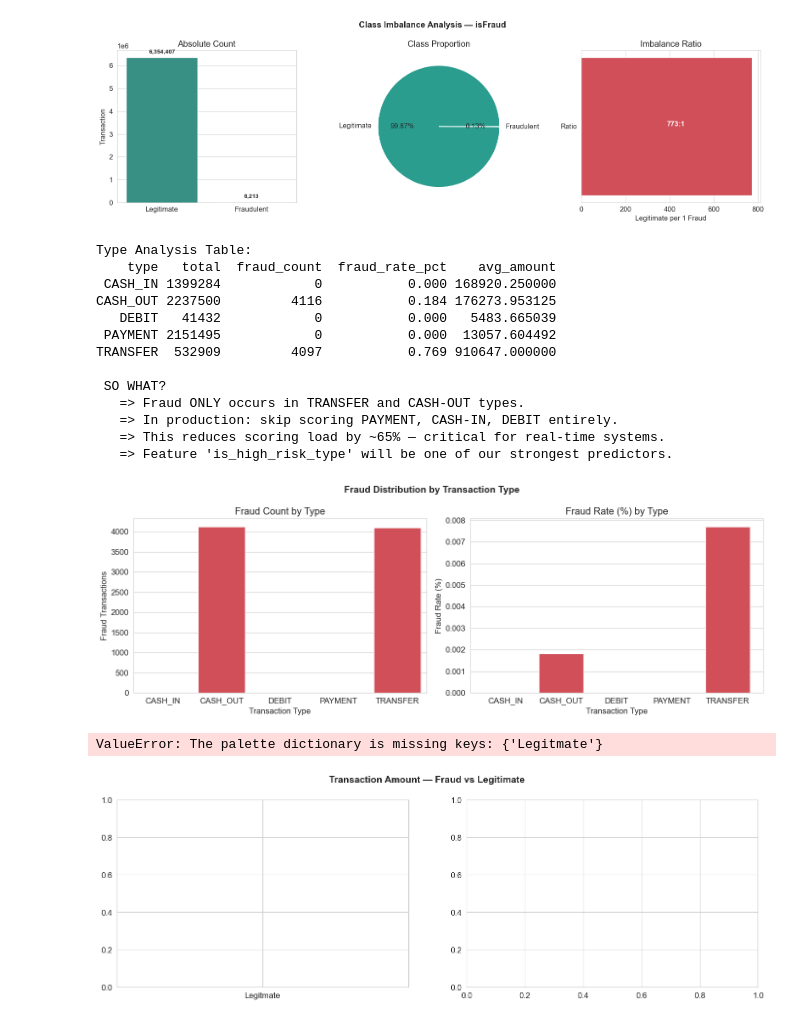
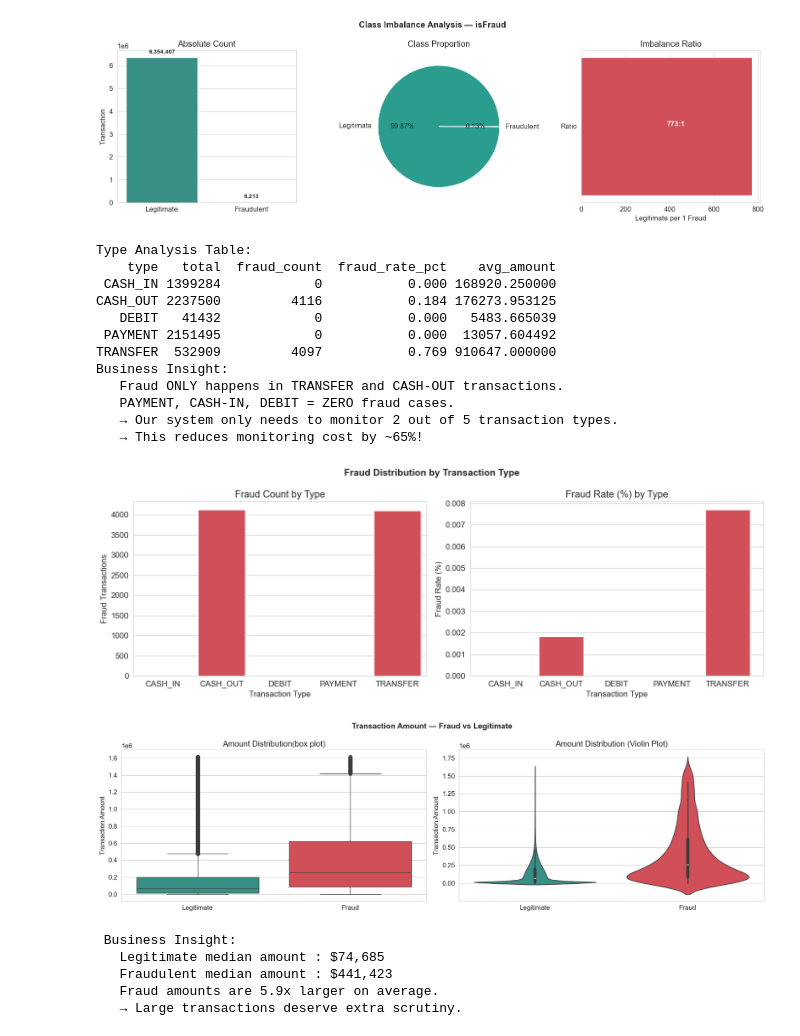
Before and after one commit to krupalgohil/Financial-Fraud-Detection-System, a Jupyter notebook: AML.ipynb, the cells around one changed output. Drawn from its saved outputs; the diff is of its cells as text; code cells hidden in the pictures.

```diff
--- a/AML.ipynb
+++ b/AML.ipynb
@@ -197,7 +197,7 @@ OPTIMISED_DTYPES = {
     'isFlaggedFraud' : 'int8',
 }
 start =  time.time()
-df = pd.read_csv('Data.csv',dtype=OPTIMISED_DTYPES)
+df = pd.read_csv('E:\RegTech AML Detector\Data\Data.csv',dtype=OPTIMISED_DTYPES)
 load_time = time.time() - start
 print(f"{load_time:>10.2f} sec")
 # %% [output]
@@ -360,11 +357,8 @@ print("   => We will use: SMOTE oversampling on training data only.")
    => We will use: SMOTE oversampling on training data only.
 [figure]
 # %%
-# ============================================================
 # EDA 2: FRAUD BY TRANSACTION TYPE
-# Most critical EDA finding — it determines which transactions
-# we even need to score in production (massive efficiency gain)
-# ============================================================
+# Business Question: Should we focus on specific transaction types?
 
 type_analysis = df.groupby('type').agg(
     total = ('isFraud','count'),
@@ -409,11 +403,11 @@ plt.plot()
 print("\nType Analysis Table:")
 print(type_analysis[['type','total','fraud_count','fraud_rate_pct','avg_amount']].to_string(index=False))
 
-print("\n SO WHAT?")
-print("   => Fraud ONLY occurs in TRANSFER and CASH-OUT types.")
-print("   => In production: skip scoring PAYMENT, CASH-IN, DEBIT entirely.")
-print("   => This reduces scoring load by ~65% — critical for real-time systems.")
-print("   => Feature 'is_high_risk_type' will be one of our strongest predictors.")
+print('Business Insight:')
+print('   Fraud ONLY happens in TRANSFER and CASH-OUT transactions.')
+print('   PAYMENT, CASH-IN, DEBIT = ZERO fraud cases.')
+print('   → Our system only needs to monitor 2 out of 5 transaction types.')
+print('   → This reduces monitoring cost by ~65%!')
 # %% [output]
 Type Analysis Table:
     type   total  fraud_count  fraud_rate_pct    avg_amount
@@ -422,35 +416,59 @@ CASH_OUT 2237500         4116           0.184 176273.953125
    DEBIT   41432            0           0.000   5483.665039
  PAYMENT 2151495            0           0.000  13057.604492
 TRANSFER  532909         4097           0.769 910647.000000
-
- SO WHAT?
-   => Fraud ONLY occurs in TRANSFER and CASH-OUT types.
-   => In production: skip scoring PAYMENT, CASH-IN, DEBIT entirely.
-   => This reduces scoring load by ~65% — critical for real-time systems.
-   => Feature 'is_high_risk_type' will be one of our strongest predictors.
+Business Insight:
+   Fraud ONLY happens in TRANSFER and CASH-OUT transactions.
+   PAYMENT, CASH-IN, DEBIT = ZERO fraud cases.
+   → Our system only needs to monitor 2 out of 5 transaction types.
+   → This reduces monitoring cost by ~65%!
 [figure]
 # %%
-# ============================================================
-# EDA 3: AMOUNT ANALYSIS
-# Understanding the distribution of fraudulent amounts helps
-# us design ratio features and set realistic alert thresholds
-# ============================================================
+# ── Chart 3: How do transaction amounts differ? ──────────────
+# Business Question: Are fraudulent transactions larger than normal ones?
 
 fig, axes = plt.subplots(1, 2, figsize=(17, 5))
 fig.suptitle('Transaction Amount — Fraud vs Legitimate', fontweight='bold', fontsize=14)
 
-df['label'] = df['isFraud'].map({0:'Legitmate',1:'Fraud'})
+df['label'] = df['isFraud'].map({0:'Legitimate',1:'Fraud'})
 
 clip_df = df['amount'].quantile(0.99)
 df_clip = df[df['amount'] <= clip_df]
 
 sns.boxplot(data=df_clip,
             x='label', y='amount',
             palette={'Legitimate': '#2A9D8F', 'Fraud': '#E63946'},
             ax=axes[0])
 axes[0].set_title('Amount Distribution(box plot)')
 axes[0].set_ylabel('Transaction Amount')
 axes[0].set_xlabel('')
+
+# Violin plot
+sns.violinplot(
+    data = df_clip,
+    x='label',y='amount',
+    palette={'Legitimate': '#2A9D8F', 'Fraud': '#E63946'},
+    ax=axes[1]
+)
+axes[1].set_title('Amount Distribution (Violin Plot)')
+axes[1].set_ylabel('Transaction Amount')
+axes[1].set_xlabel('')
+
+plt.tight_layout()
+plt.savefig('Visuals\chart3_amount_distribution.png', dpi=150, bbox_inches='tight')
+plt.show()
+
+fraud_median   = df[df['isFraud']==1]['amount'].median()
+legit_median   = df[df['isFraud']==0]['amount'].median()
+
+print(' Business Insight:')
+print(f'   Legitimate median amount : ${legit_median:,.0f}')
+print(f'   Fraudulent median amount : ${fraud_median:,.0f}')
+print(f'   Fraud amounts are {fraud_median/legit_median:.1f}x larger on average.')
+print('    => Large transactions deserve extra scrutiny.')
 # %% [output]
+[figure, new version]
-ValueError: The palette dictionary is missing keys: {'Legitmate'}
+ Business Insight:
+   Legitimate median amount : $74,685
+   Fraudulent median amount : $441,423
+   Fraud amounts are 5.9x larger on average.
+   → Large transactions deserve extra scrutiny.
-[figure, old version]
```
Also changed, not shown: parts of 6 cells of this notebook, 4 other files.
